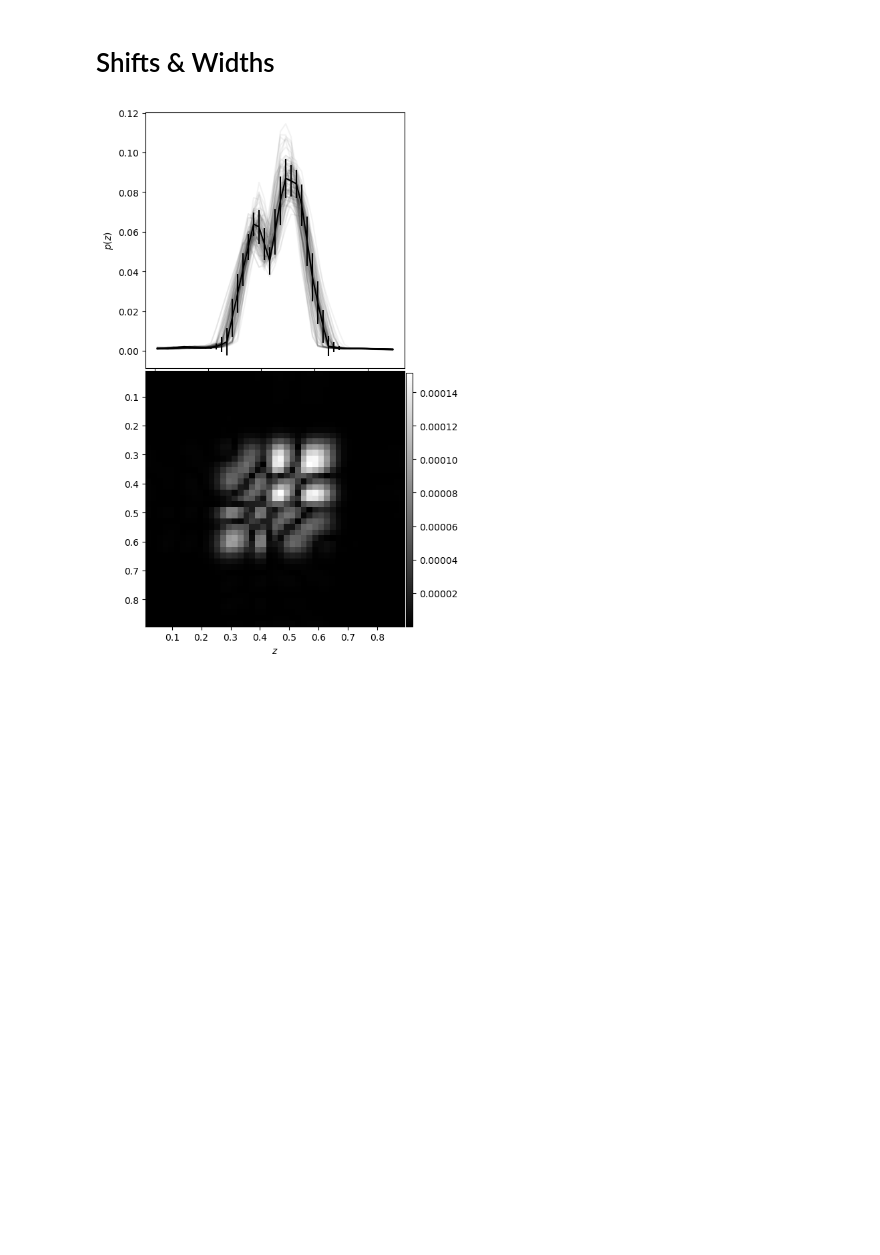
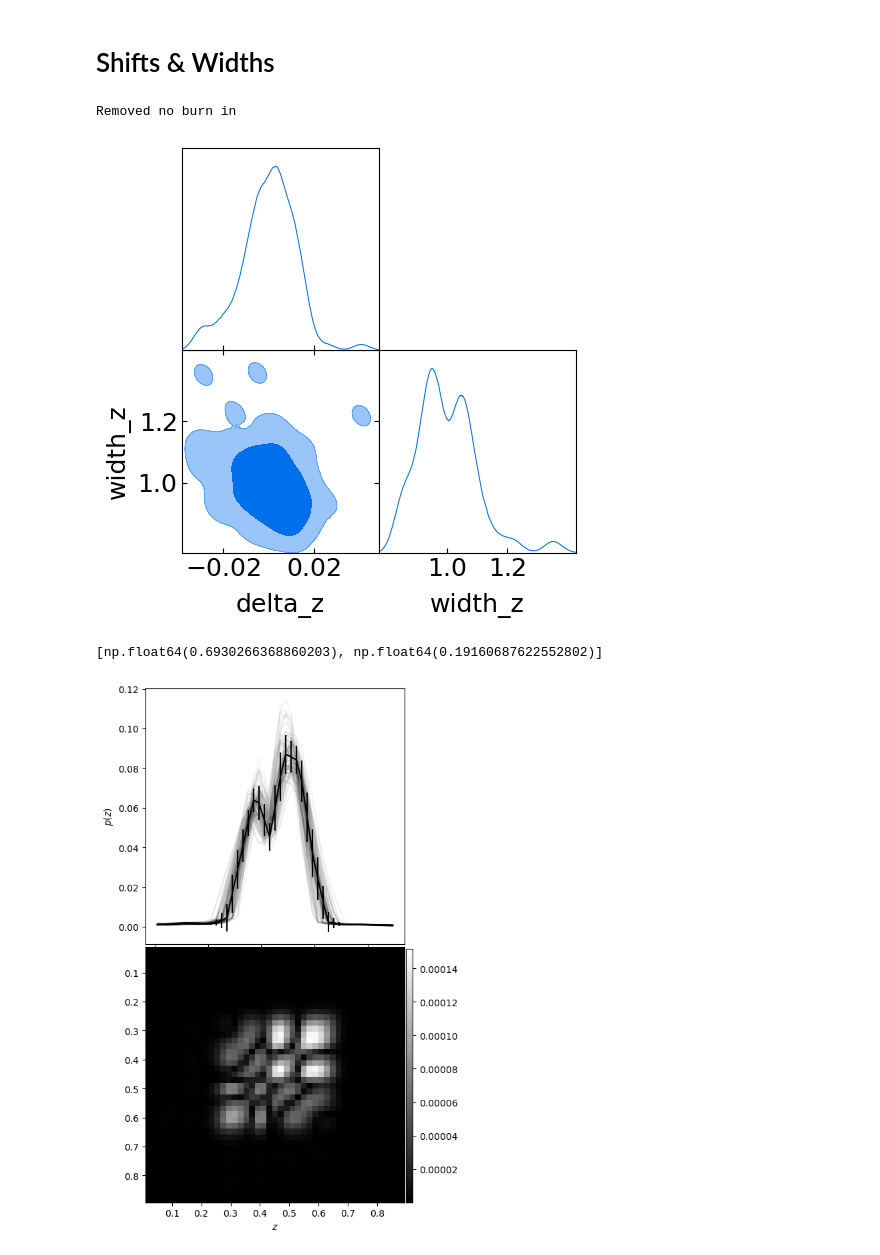
Before and after one commit to LSSTDESC/nz_prior, a Jupyter notebook: examples/basic_tutorial.ipynb, the cells around one changed output. Cells and saved outputs as stored; diff of their text form; code cells hidden in the pictures; blank space fills up the shorter version.

Commit message:
plotting and checks

```diff
--- a/examples/basic_tutorial.ipynb
+++ b/examples/basic_tutorial.ipynb
@@ -79,6 +79,15 @@ The covariance matrix will be diagonalized
 # Shifts & Widths
 # %%
 SnW = nzp.PriorShiftsWidths(q)
+# %%
+SnW.plot_prior()
+# %% [output]
+Removed no burn in
+[figure, added]
+# %%
+SnW.test_prior()
+# %% [output]
+[np.float64(0.6930266368860203), np.float64(0.19160687622552802)]
 # %%
 SnW_nzs = []
 for i in range(100):
```
Also changed, not shown: parts of 6 cells of this notebook, 10 other files.
